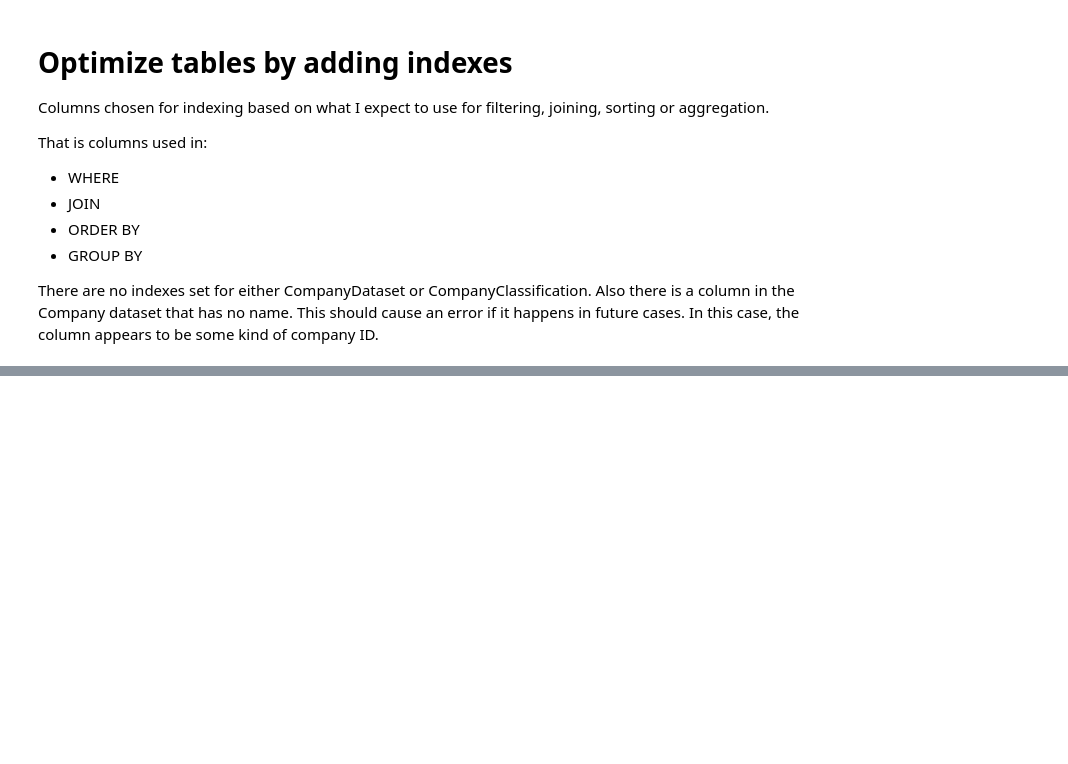
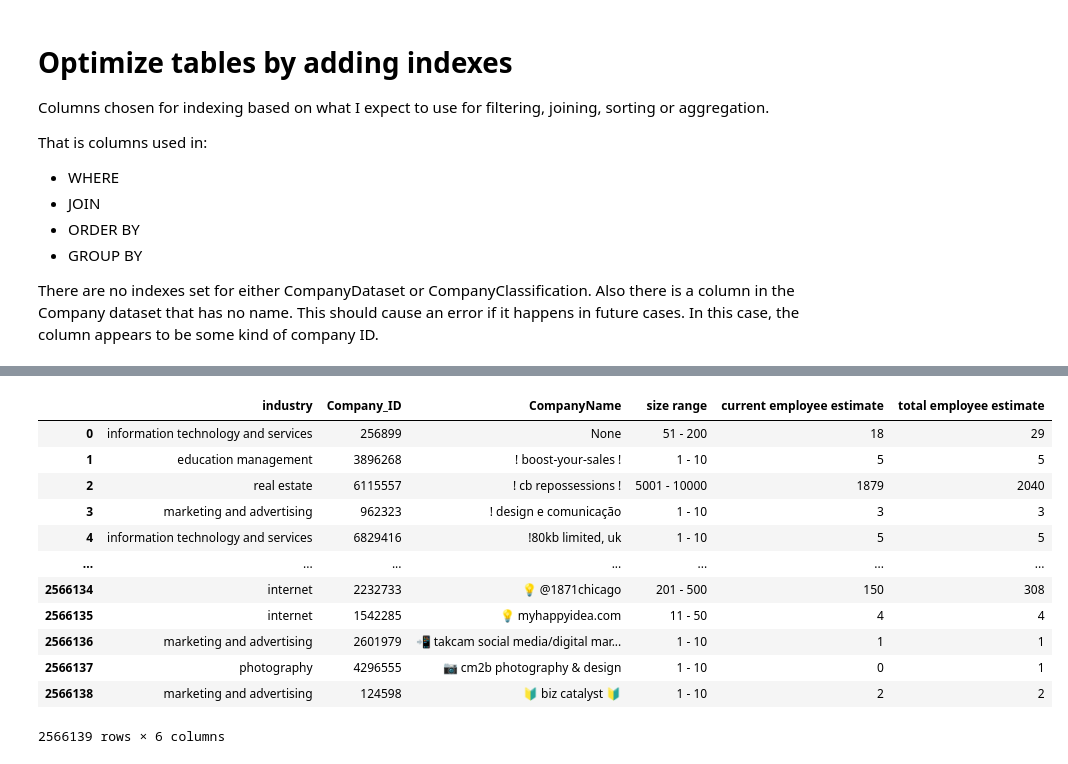
Before and after one commit to meganrashid/sqlite_to_analysis_app, a Jupyter notebook: data/database_check.ipynb, the cells around one changed output, grey strips where cells are left out. Saved outputs shown, nothing was run; the diff lists cells and outputs as text; code cells hidden in the pictures; blank space fills up the shorter version.

```diff
--- a/data/database_check.ipynb
+++ b/data/database_check.ipynb
@@ -106,0 +221,28 @@ AttributeError: module 'db_utils' has no attribute 'check_for_unnamed_columns'
+# %%
+df_company = pd.read_sql_query( '''
+                    SELECT
+                        cd.industry
+                        ,cd.Company_ID
+                        ,cd.CompanyName
+                        ,cd.'size range'
+                        ,cd.'current employee estimate'
+                        ,cd.'total employee estimate'
+                    FROM CompanyDataset as cd
+                    WHERE cd.'year founded' > 2000
+                    ORDER BY cd.'CompanyName',cd.'size range'
+                           ''',conn)
+df_company
+# %% [output]
+|  | industry | Company_ID | CompanyName | size range | current employee estimate | total employee estimate |
+| 0 | information technology and services | 256899 | None | 51 - 200 | 18 | 29 |
+| 1 | education management | 3896268 | ! boost-your-sales ! | 1 - 10 | 5 | 5 |
+| 2 | real estate | 6115557 | ! cb repossessions ! | 5001 - 10000 | 1879 | 2040 |
+| 3 | marketing and advertising | 962323 | ! design e comunicação | 1 - 10 | 3 | 3 |
+| 4 | information technology and services | 6829416 | !80kb limited, uk | 1 - 10 | 5 | 5 |
+| ... | ... | ... | ... | ... | ... | ... |
+| 2566134 | internet | 2232733 | 💡 @1871chicago | 201 - 500 | 150 | 308 |
+| 2566135 | internet | 1542285 | 💡 myhappyidea.com | 11 - 50 | 4 | 4 |
+| 2566136 | marketing and advertising | 2601979 | 📲 takcam social media/digital mar... | 1 - 10 | 1 | 1 |
+| 2566137 | photography | 4296555 | 📷 cm2b photography & design | 1 - 10 | 0 | 1 |
+| 2566138 | marketing and advertising | 124598 | 🔰 biz catalyst 🔰 | 1 - 10 | 2 | 2 |
+2566139 rows × 6 columns
```
Also changed, not shown: parts of 17 cells of this notebook.
